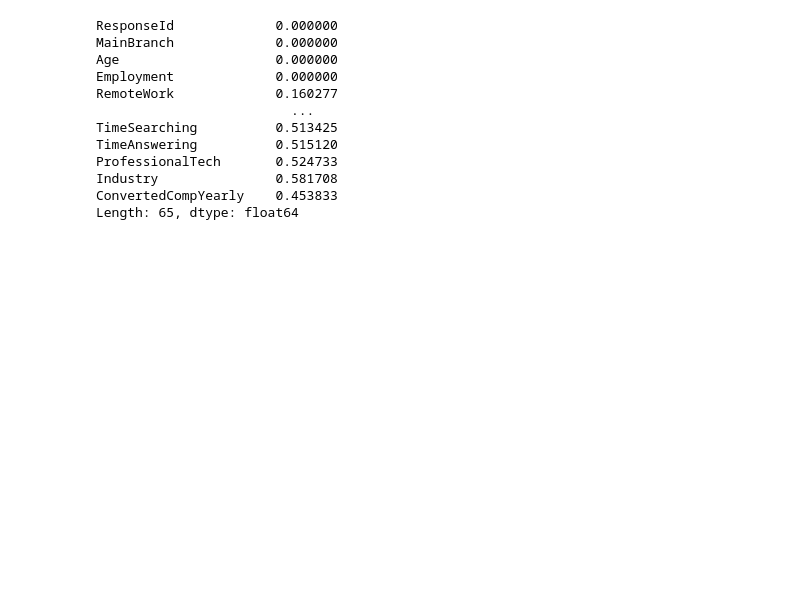
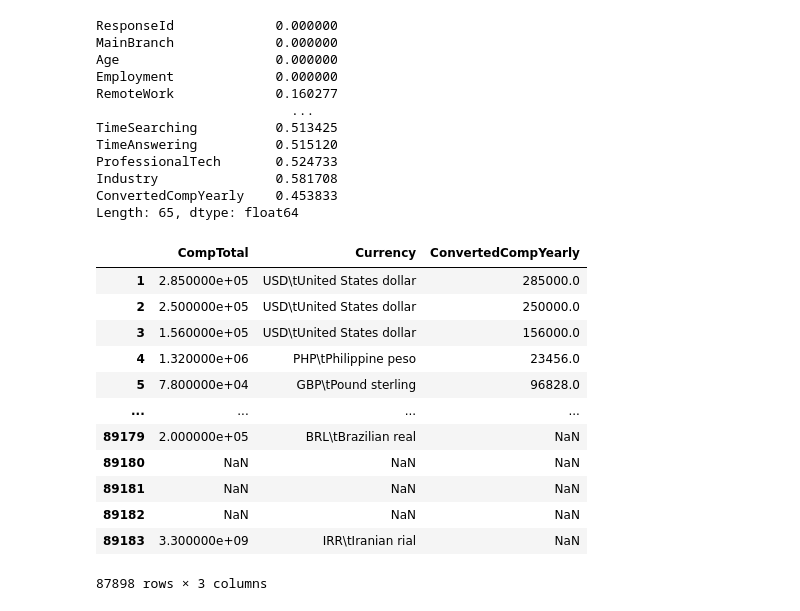
Before and after one commit to AnkitDogra-07/Chatbot_MP, a Jupyter notebook: test.ipynb, the cells around one changed output. Saved outputs shown, nothing was run; the diff lists cells and outputs as text; code cells hidden in the pictures; blank space fills up the shorter version.

```diff
--- a/test.ipynb
+++ b/test.ipynb
@@ -440,3 +440,19 @@ ProfessionalTech       0.524733
 Industry               0.581708
 ConvertedCompYearly    0.453833
 Length: 65, dtype: float64
+# %%
+n_work_df[['CompTotal', 'Currency', 'ConvertedCompYearly']]
+# %% [output]
+|  | CompTotal | Currency | ConvertedCompYearly |
+| 1 | 2.850000e+05 | USD\tUnited States dollar | 285000.0 |
+| 2 | 2.500000e+05 | USD\tUnited States dollar | 250000.0 |
+| 3 | 1.560000e+05 | USD\tUnited States dollar | 156000.0 |
+| 4 | 1.320000e+06 | PHP\tPhilippine peso | 23456.0 |
+| 5 | 7.800000e+04 | GBP\tPound sterling | 96828.0 |
+| ... | ... | ... | ... |
+| 89179 | 2.000000e+05 | BRL\tBrazilian real | NaN |
+| 89180 | NaN | NaN | NaN |
+| 89181 | NaN | NaN | NaN |
+| 89182 | NaN | NaN | NaN |
+| 89183 | 3.300000e+09 | IRR\tIranian rial | NaN |
+87898 rows × 3 columns
```
Also changed, not shown: parts of 4 cells of this notebook.
